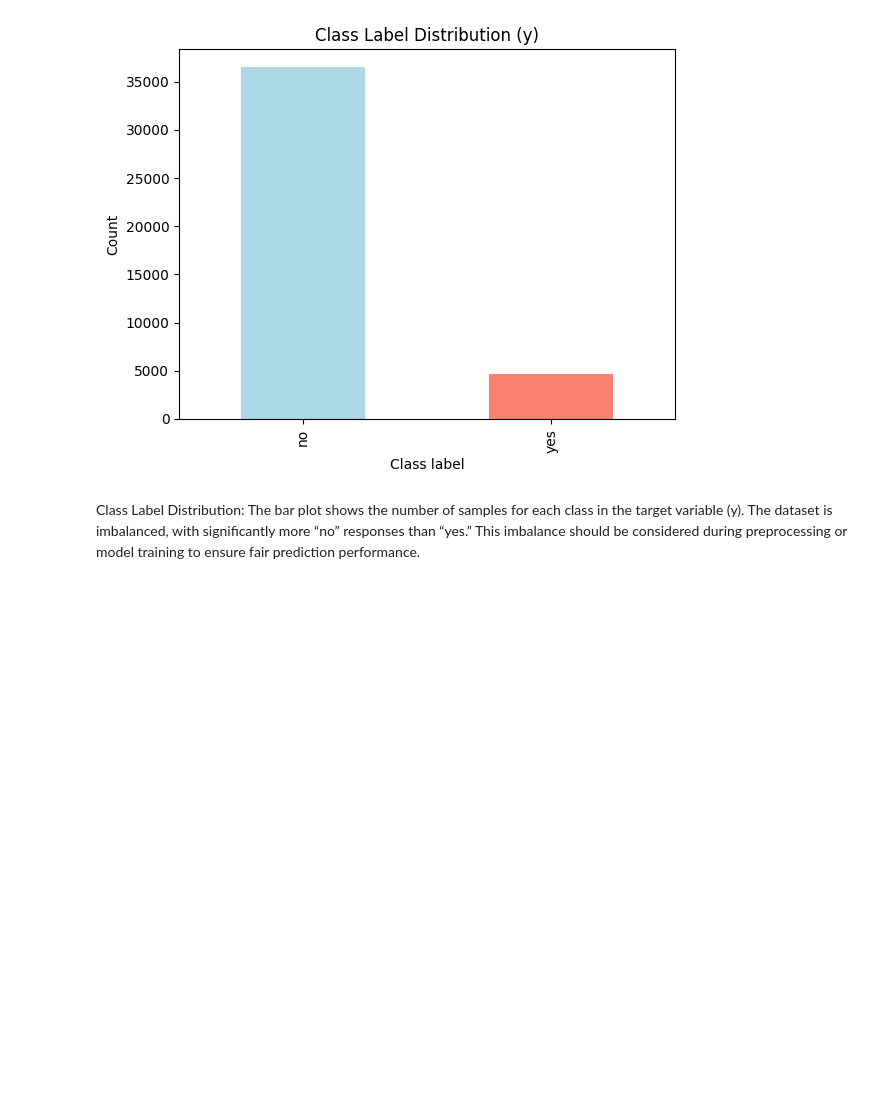
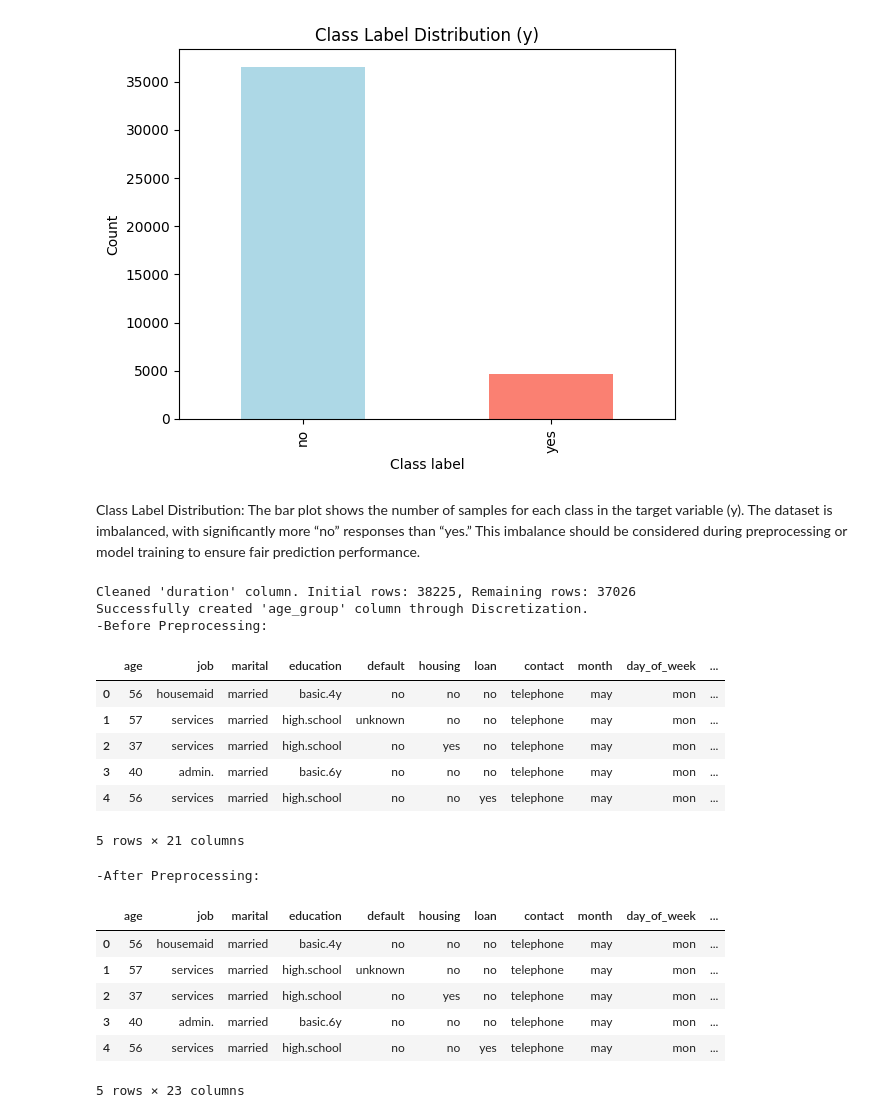
Before and after one commit to Renad110/IT326, a Jupyter notebook: phase2.ipynb, the cells around one changed output. Saved outputs shown, nothing was run; the diff lists cells and outputs as text; code cells hidden in the pictures; blank space fills up the shorter version.

```diff
--- a/phase2.ipynb
+++ b/phase2.ipynb
@@ -3,9 +3,9 @@
 # %%
 import pandas as pd
 import matplotlib.pyplot as plt
-import numpy as np
 url = "https://raw.githubusercontent.com/Renad110/IT326/refs/heads/main/Dataset/Raw_dataset/bank-additional-full.csv"
 df = pd.read_csv(url, sep=';')
+raw_df = df.copy()
 # %% [markdown]
 🔹 Statistical & Data Overview Analysis:
 In this section, we explore the dataset by showing its structure, statistical summary, missing values, and outliers. This helps us understand data quality and what preprocessing might be needed later.
@@ -207,3 +174,54 @@ plt.show()
 Class Label Distribution: The bar plot shows the number of samples for each class in the target variable (y).
 The dataset is imbalanced, with significantly more “no” responses than “yes.”
 This imbalance should be considered during preprocessing or model training to ensure fair prediction performance.
+# %%
+# 1. Noise Removal , Variable Transformation for 'duration'
+
+# Calculate IQR
+Q1 = df['duration'].quantile(0.25)
+Q3 = df['duration'].quantile(0.75)
+IQR = Q3 - Q1
+upper_bound = Q3 + 1.5 * IQR
+
+initial_len = len(df)
+df = df[(df['duration'] <= upper_bound)].copy()
+
+df['log_duration'] = np.log1p(df['duration'])
+
+print(f"Cleaned 'duration' column. Initial rows: {initial_len}, Remaining rows: {len(df)}")
+
+
+# Discretization for 'age'
+
+bins = [17, 30, 45, 60, 100]
+labels = ['Youth (18-29)', 'Adult (30-44)', 'Middle Age (45-59)', 'Senior (60+)']
+
+df['age_group'] = pd.cut(df['age'], bins=bins, labels=labels, right=False)
+
+print("Successfully created 'age_group' column through Discretization.")
+
+
+print("-Before Preprocessing:")
+display(raw_df.head())
+
+print("-After Preprocessing:")
+display(df.head())
+# %% [output]
+Cleaned 'duration' column. Initial rows: 38225, Remaining rows: 37026
+Successfully created 'age_group' column through Discretization.
+-Before Preprocessing:
+|  | age | job | marital | education | default | housing | loan | contact | month | day_of_week | ... |
+| 0 | 56 | housemaid | married | basic.4y | no | no | no | telephone | may | mon | ... |
+| 1 | 57 | services | married | high.school | unknown | no | no | telephone | may | mon | ... |
+| 2 | 37 | services | married | high.school | no | yes | no | telephone | may | mon | ... |
+| 3 | 40 | admin. | married | basic.6y | no | no | no | telephone | may | mon | ... |
+| 4 | 56 | services | married | high.school | no | no | yes | telephone | may | mon | ... |
+5 rows × 21 columns
+-After Preprocessing:
+|  | age | job | marital | education | default | housing | loan | contact | month | day_of_week | ... |
+| 0 | 56 | housemaid | married | basic.4y | no | no | no | telephone | may | mon | ... |
+| 1 | 57 | services | married | high.school | unknown | no | no | telephone | may | mon | ... |
+| 2 | 37 | services | married | high.school | no | yes | no | telephone | may | mon | ... |
+| 3 | 40 | admin. | married | basic.6y | no | no | no | telephone | may | mon | ... |
+| 4 | 56 | services | married | high.school | no | no | yes | telephone | may | mon | ... |
+5 rows × 23 columns
```
Also changed, not shown: parts of 2 cells of this notebook.
